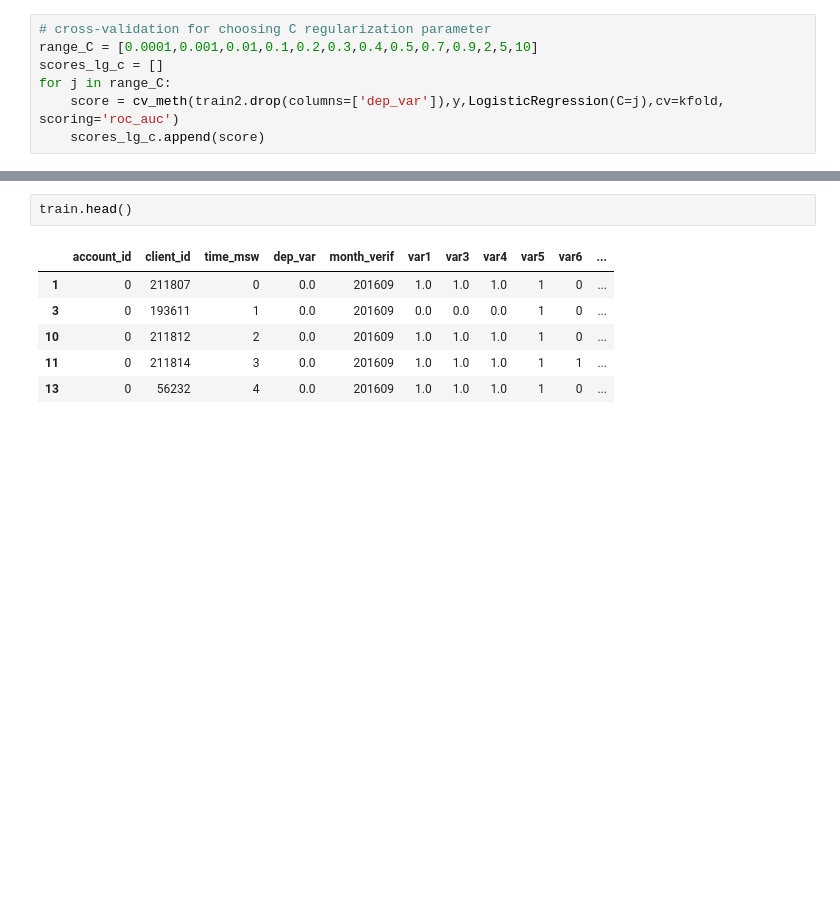
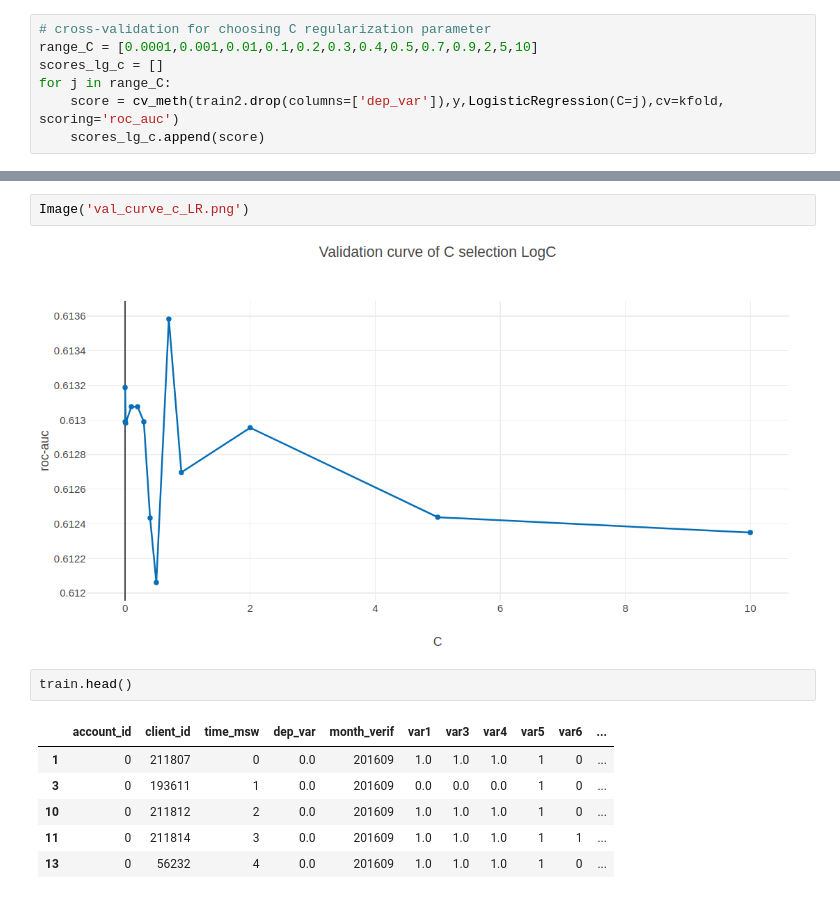
Before and after one commit to maximenkooo/JSPrediction, a Jupyter notebook: JS.ipynb, the cells around one changed output, grey strips where cells are left out. Drawn from its saved outputs; the diff is of its cells as text; blank space fills up the shorter version.

```diff
--- a/JS.ipynb
+++ b/JS.ipynb
@@ -635,6 +644,10 @@ fig = go.Figure(data=data, layout=layout)
 iplot(fig, show_link=False)
 # %% [output]
 [interactive output not drawn]
+# %%
+Image('val_curve_c_LR.png')
+# %% [output]
+[figure, added]
 # %%
 train.head()
 # %% [output]
```
Also changed, not shown: parts of 19 cells of this notebook.
